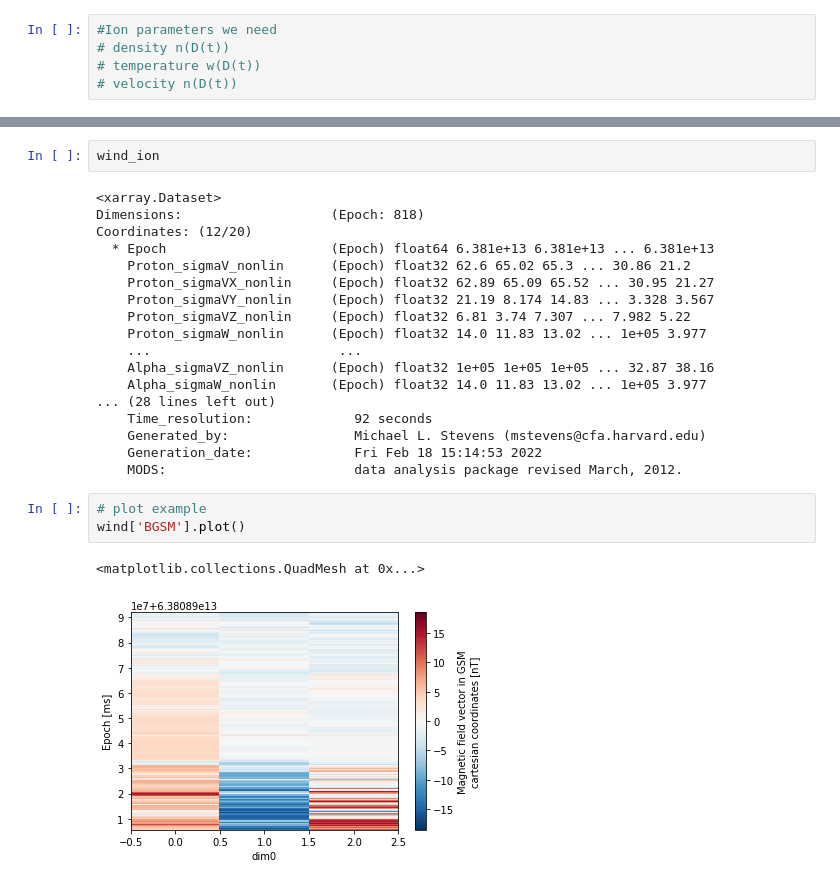
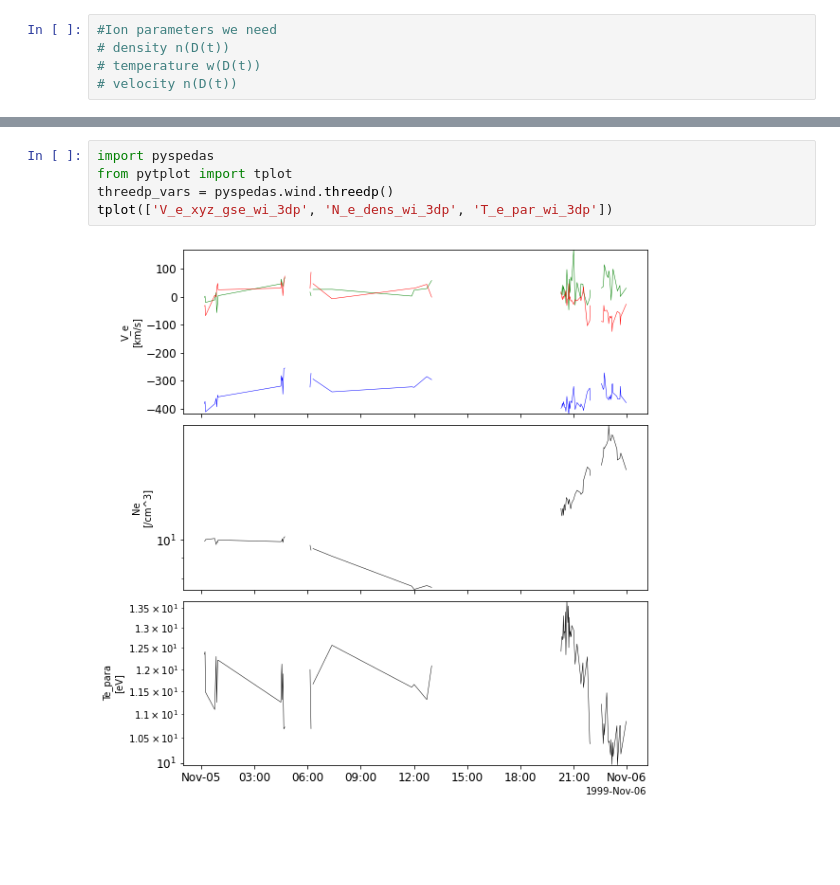
Before and after one commit to zemarchezi/NASASpaceApps, a Jupyter notebook: Read_Dataset.ipynb, the cells around one changed output, grey strips where cells are left out. Cells and saved outputs as stored; diff of their text form; blank space fills up the shorter version.

```diff
--- a/Read_Dataset.ipynb
+++ b/Read_Dataset.ipynb
@@ -148,26 +171,7 @@ Data variables: (12/26)
-# %%
-wind_ion
-# %% [output]
-<xarray.Dataset>
-Dimensions:                   (Epoch: 818)
-Coordinates: (12/20)
-  * Epoch                     (Epoch) float64 6.381e+13 6.381e+13 ... 6.381e+13
-    Proton_sigmaV_nonlin      (Epoch) float32 62.6 65.02 65.3 ... 30.86 21.2
-    Proton_sigmaVX_nonlin     (Epoch) float32 62.89 65.09 65.52 ... 30.95 21.27
-    Proton_sigmaVY_nonlin     (Epoch) float32 21.19 8.174 14.83 ... 3.328 3.567
-    Proton_sigmaVZ_nonlin     (Epoch) float32 6.81 3.74 7.307 ... 7.982 5.22
-    Proton_sigmaW_nonlin      (Epoch) float32 14.0 11.83 13.02 ... 1e+05 3.977
-    ...                        ...
-    Alpha_sigmaVZ_nonlin      (Epoch) float32 1e+05 1e+05 1e+05 ... 32.87 38.16
-    Alpha_sigmaW_nonlin       (Epoch) float32 14.0 11.83 13.02 ... 1e+05 3.977
-... (28 lines left out)
-    Time_resolution:             92 seconds
-    Generated_by:                Michael L. Stevens (mstevens@cfa.harvard.edu)
-    Generation_date:             Fri Feb 18 15:14:53 2022
-    MODS:                        data analysis package revised March, 2012.
-# %%
-# plot example
-wind['BGSM'].plot()
-# %% [output]
-<matplotlib.collections.QuadMesh at 0x...>
-[figure, removed]
+# %%
+import pyspedas
+from pytplot import tplot
+threedp_vars = pyspedas.wind.threedp()
+tplot(['V_e_xyz_gse_wi_3dp', 'N_e_dens_wi_3dp', 'T_e_par_wi_3dp'])
+# %% [output]
+[figure, added]
```
Also changed, not shown: parts of 9 cells of this notebook.
